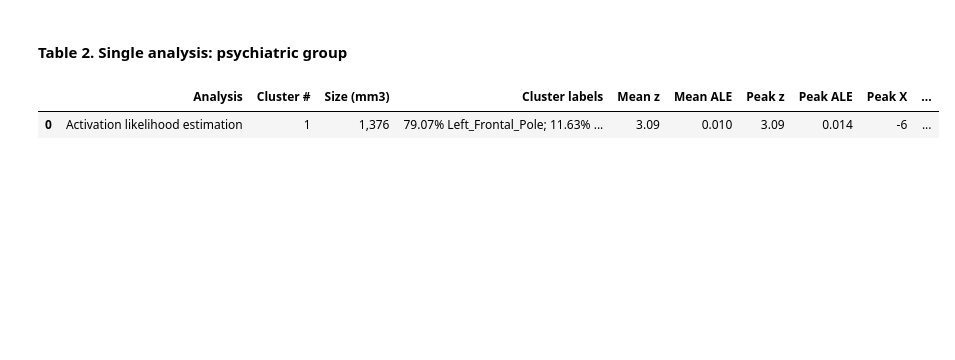
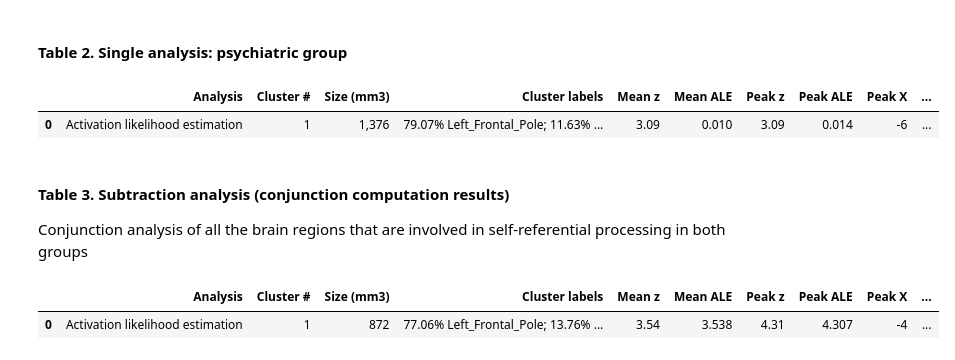
Before and after one commit to shanshan717/Self_Psych_Meta, a Jupyter notebook: code/py02_tables.ipynb, the cells around one changed output. Drawn from its saved outputs; the diff is of its cells as text; code cells hidden in the pictures; blank space fills up the shorter version.

```diff
--- a/code/py02_tables.ipynb
+++ b/code/py02_tables.ipynb
@@ -167,3 +167,26 @@ display(tab2)
 # %% [output]
 |  | Analysis | Cluster # | Size (mm3) | Cluster labels | Mean z | Mean ALE | Peak z | Peak ALE | Peak X | ... |
 | 0 | Activation likelihood estimation | 1 | 1,376 | 79.07% Left_Frontal_Pole; 11.63% ... | 3.09 | 0.010 | 3.09 | 0.014 | -6 | ... |
+# %% [markdown]
+#### Table 3.  Subtraction analysis (conjunction computation results)
+
+Conjunction analysis of all the brain regions that are involved in self-referential processing in both groups
+# %%
+img_conj_z = "../results/subtraction/control_conj_patients_z.nii.gz"
+img_conj_ale = "../results/subtraction/control_conj_patients_ale.nii.gz"
+output_file = "../results/tables/tab_conjunction.tsv"
+
+tab3 = combined_cluster_table(
+    img_files_z=[img_conj_z],
+    cluster_extent=10,
+    stub_keys=["Activation likelihood estimation"],
+    stub_colname="Analysis",
+    img_files_ale=[img_conj_ale, None],
+    atlas="harvard_oxford",
+    output_file=output_file
+)
+
+display(tab3)
+# %% [output]
+|  | Analysis | Cluster # | Size (mm3) | Cluster labels | Mean z | Mean ALE | Peak z | Peak ALE | Peak X | ... |
+| 0 | Activation likelihood estimation | 1 | 872 | 77.06% Left_Frontal_Pole; 13.76% ... | 3.54 | 3.538 | 4.31 | 4.307 | -4 | ... |
```
Also changed, not shown: 7 other files.
